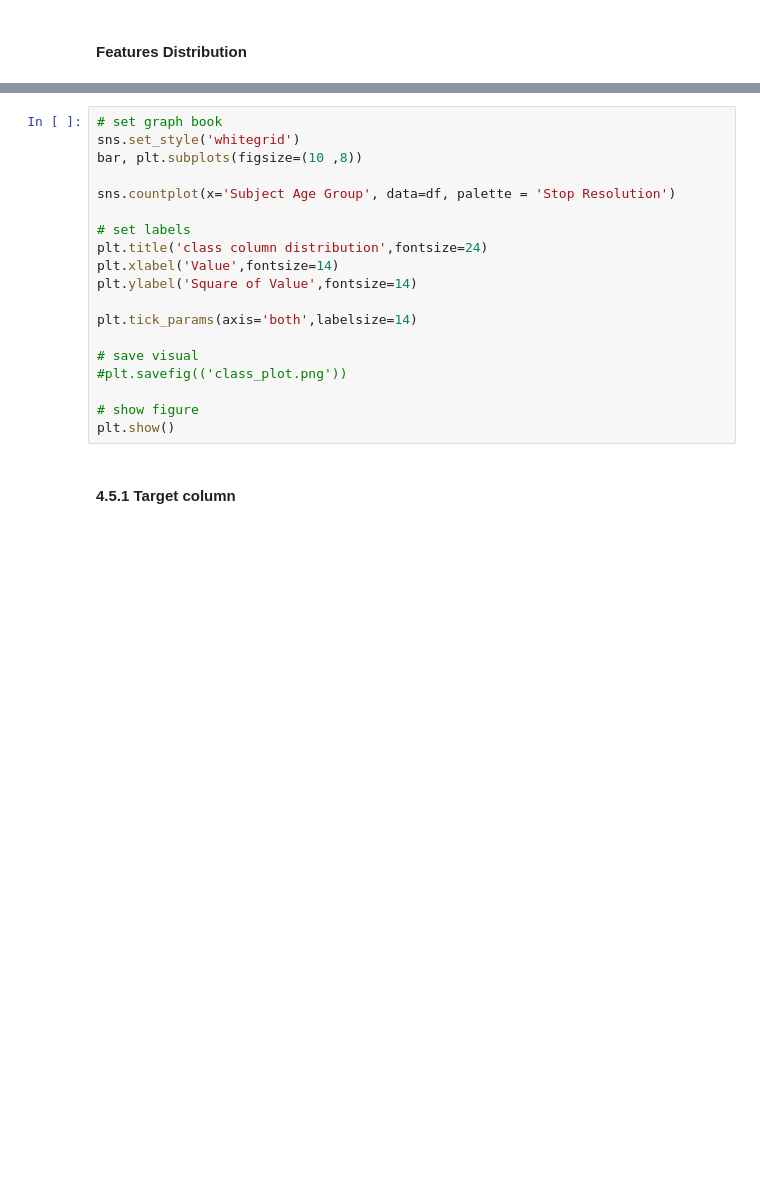
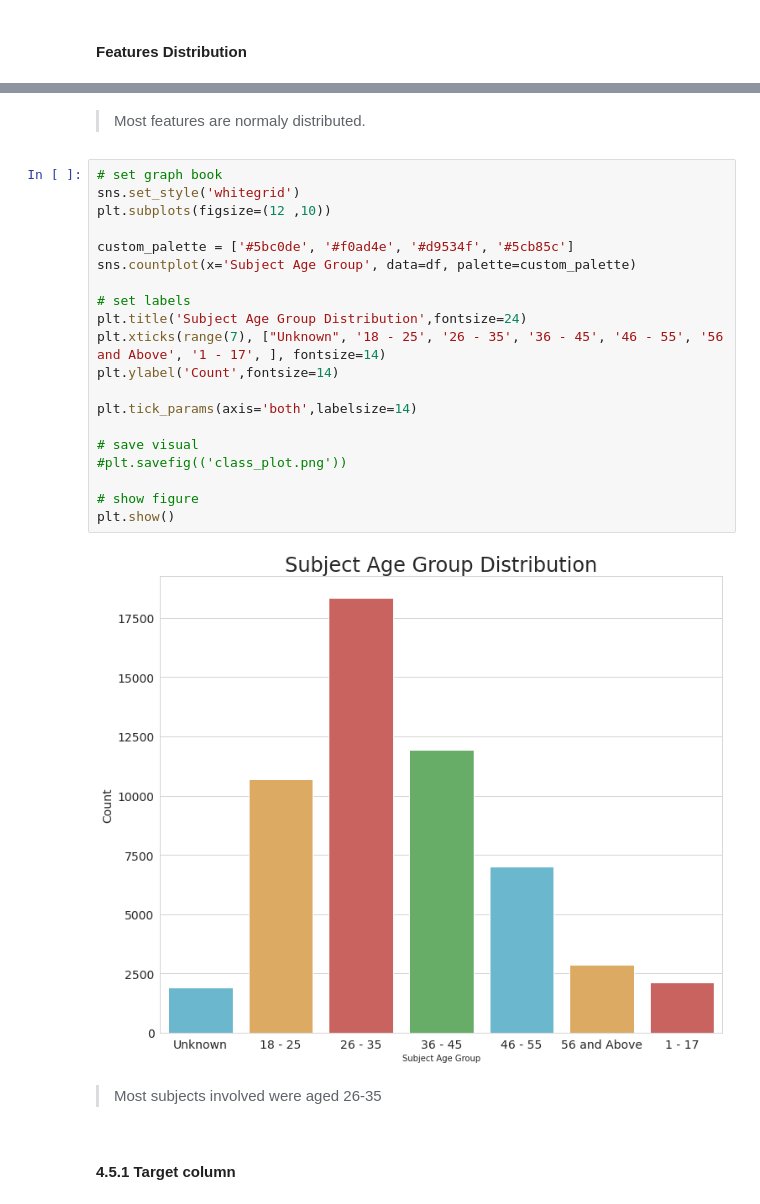
Before and after one commit to adikamunyao/Phase-3-project, a Jupyter notebook: terryStops.ipynb, the cells around one changed output, grey strips where cells are left out. Saved outputs shown, nothing was run; the diff lists cells and outputs as text; blank space fills up the shorter version.

```diff
--- a/terryStops.ipynb
+++ b/terryStops.ipynb
@@ -501,22 +509,29 @@ dist_check(features)
+# %% [markdown]
+>Most features are normaly distributed.
 # %%
 # set graph book
 sns.set_style('whitegrid')
-bar, plt.subplots(figsize=(10 ,8))
+plt.subplots(figsize=(12 ,10))
 
-sns.countplot(x='Subject Age Group', data=df, palette = 'Stop Resolution')
+custom_palette = ['#5bc0de', '#f0ad4e', '#d9534f', '#5cb85c']
+sns.countplot(x='Subject Age Group', data=df, palette=custom_palette)
 
 # set labels
-plt.title('class column distribution',fontsize=24)
-plt.xlabel('Value',fontsize=14)
-plt.ylabel('Square of Value',fontsize=14)
+plt.title('Subject Age Group Distribution',fontsize=24)
+plt.xticks(range(7), ["Unknown", '18 - 25', '26 - 35', '36 - 45', '46 - 55', '56 and Above', '1 - 17', ], fontsize=14)
+plt.ylabel('Count',fontsize=14)
 
 plt.tick_params(axis='both',labelsize=14)
 
 # save visual
 #plt.savefig(('class_plot.png'))
 
 # show figure
 plt.show()
+# %% [output]
+[figure, added]
+# %% [markdown]
+>Most subjects involved were aged 26-35
 # %% [markdown]
 #### 4.5.1  Target column
 # %%
```
Also changed, not shown: parts of 68 cells of this notebook, 2 other files.
